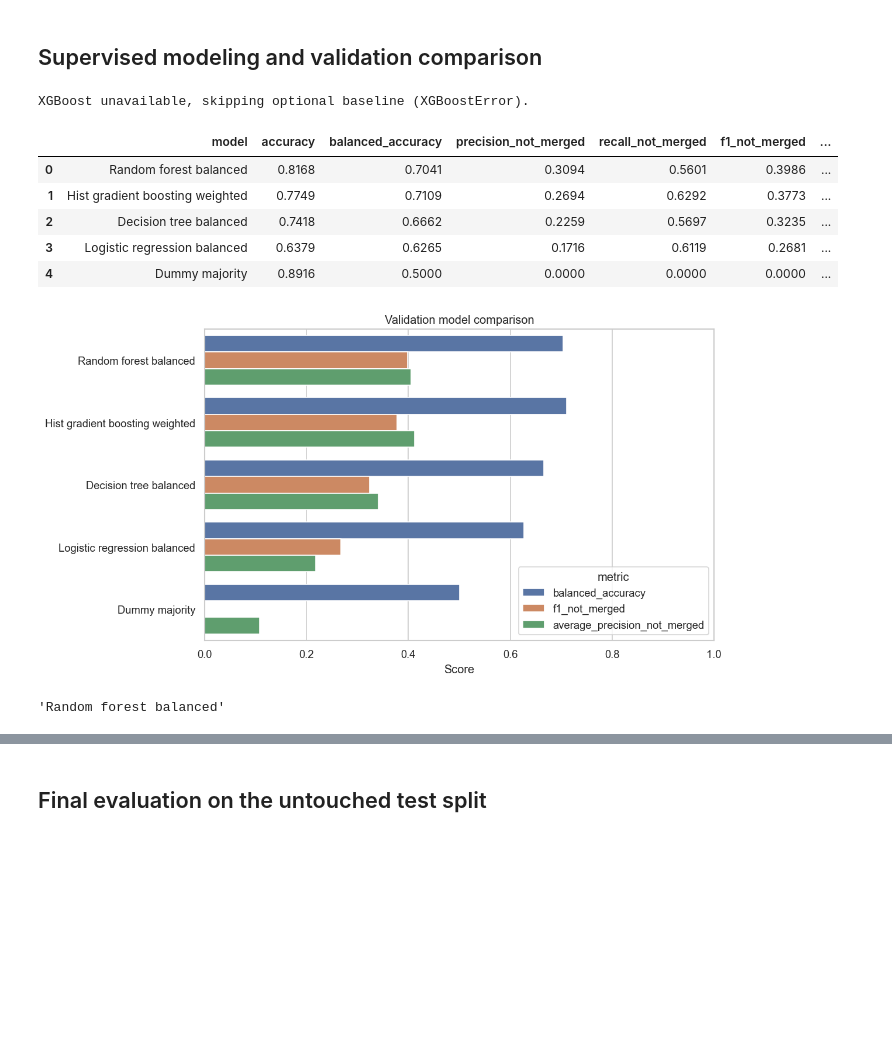
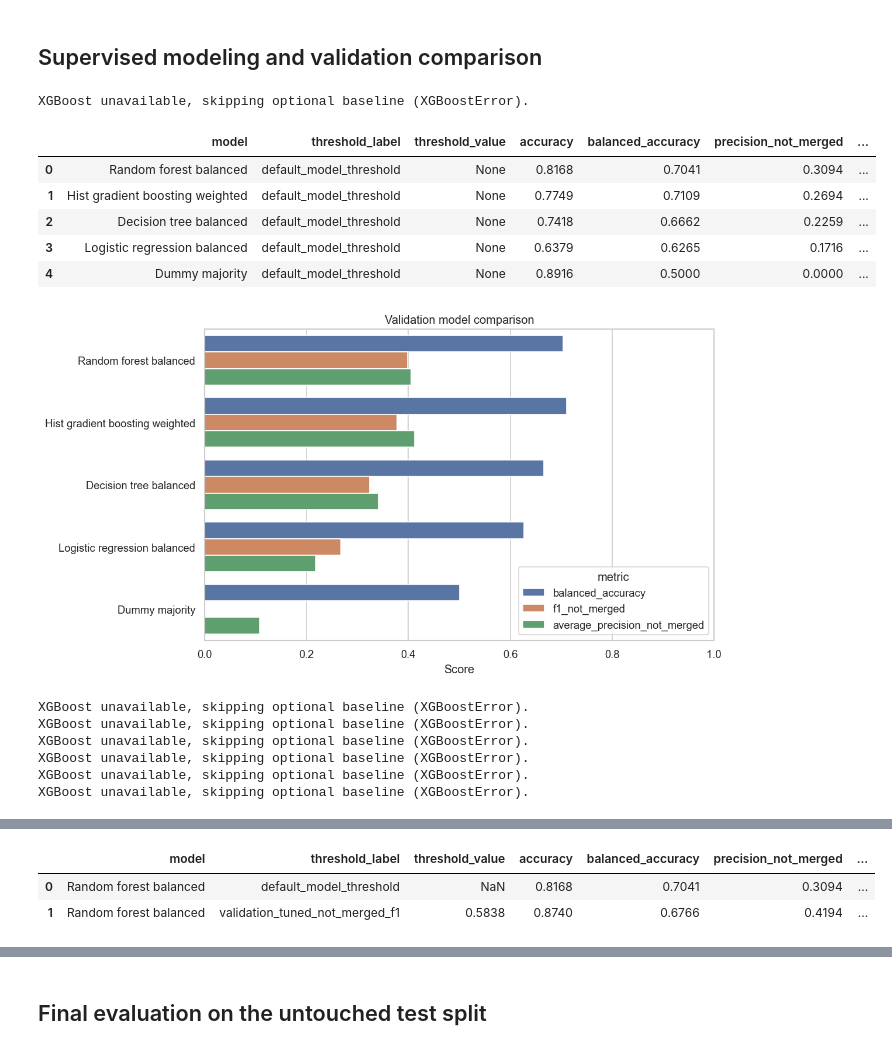
Before and after one commit to MahmoudMuhammedAli/ades-pr-merge-rate-predection, a Jupyter notebook: deliverables/final/final_pr_merge_analysis.ipynb, the cells around one changed output, grey strips where cells are left out. Saved outputs shown, nothing was run; the diff lists cells and outputs as text; code cells hidden in the pictures; blank space fills up the shorter version.

```diff
--- a/deliverables/final/final_pr_merge_analysis.ipynb
+++ b/deliverables/final/final_pr_merge_analysis.ipynb
@@ -582,35 +785,95 @@ plt.show()
 ## Supervised modeling and validation comparison
 # %%
 MODEL_SAMPLE_SIZE = 260_000
+CV_SAMPLE_SIZE = 120_000
 comparison, fitted_models, validation_data = fit_and_compare(train_model, MODEL_SAMPLE_SIZE)
 comparison.to_csv(FINAL_DIR / "model_comparison.csv", index=False)
 display(comparison)
 
 fig, ax = plt.subplots(figsize=(10, 5.5))
 metric_plot = comparison.melt(
     id_vars="model",
     value_vars=["balanced_accuracy", "f1_not_merged", "average_precision_not_merged"],
     var_name="metric",
     value_name="score",
 )
 sns.barplot(data=metric_plot, x="score", y="model", hue="metric", ax=ax)
 ax.set_title("Validation model comparison")
 ax.set_xlim(0, 1)
 ax.set_xlabel("Score")
 ax.set_ylabel("")
 plt.tight_layout()
 plt.savefig(FIGURE_DIR / "model_comparison.png", bbox_inches="tight")
 plt.show()
 
 selected_model_name = comparison.iloc[0]["model"]
-selected_model_name
+X_train, X_valid, y_train, y_valid = validation_data
+selected_validation_model = fitted_models[selected_model_name]
+
+cv_summary, cv_fold_scores = repeated_validation_summary(train_model, CV_SAMPLE_SIZE)
+cv_summary.to_csv(FINAL_DIR / "cross_validation_summary.csv", index=False)
+cv_fold_scores.to_csv(FINAL_DIR / "cross_validation_fold_scores.csv", index=False)
+display(cv_summary)
+
+threshold_table = threshold_tuning_table(selected_validation_model, X_valid, y_valid)
+threshold_table.to_csv(FINAL_DIR / "threshold_tuning.csv", index=False)
+best_threshold = float(threshold_table.iloc[0]["threshold"])
+tuned_validation_metrics = pd.DataFrame([
+    score_pipeline(selected_model_name, selected_validation_model, X_valid, y_valid),
+    score_pipeline(
+        selected_model_name,
+        selected_validation_model,
+        X_valid,
+        y_valid,
+        threshold=best_threshold,
+        threshold_label="validation_tuned_not_merged_f1",
+    ),
+])
+display(tuned_validation_metrics)
+
+threshold_plot = threshold_table.sort_values("threshold")
+step = max(1, len(threshold_plot) // 2_000)
+threshold_plot = threshold_plot.iloc[::step]
+fig, ax = plt.subplots(figsize=(8, 5))
+sns.lineplot(
+    data=threshold_plot.melt(
+        id_vars="threshold",
+        value_vars=["precision_not_merged", "recall_not_merged", "f1_not_merged"],
+        var_name="metric",
+        value_name="score",
+    ),
+    x="threshold",
+    y="score",
+    hue="metric",
+    ax=ax,
+)
+ax.axvline(best_threshold, color="black", linestyle="--", linewidth=1, label=f"selected={best_threshold:.3f}")
+ax.set_title("Validation threshold tuning for not-merged F1")
+ax.set_xlabel("Not-merged decision threshold")
+ax.set_ylabel("Validation score")
+ax.set_ylim(0, 1)
+ax.legend()
+plt.tight_layout()
+plt.savefig(FIGURE_DIR / "threshold_tuning.png", bbox_inches="tight")
+plt.show()
+
+display(Markdown(f'''
+**Model-selection interpretation.** The selected model is **{selected_model_name}**, chosen by validation not-merged F1 with balanced accuracy and not-merged average precision as secondary checks. The repeated 3x2 validation table is a stability check: it tests whether the ranking is plausible beyond one lucky internal split, but the final test split remains untouched here.
+
+**Threshold rule.** The tuned not-merged threshold is `{best_threshold:.3f}` and was selected only from validation predictions. It is carried forward once to the test split, alongside default-threshold metrics, so the tuned result is not hidden inside model selection.
+'''))
 # %% [output]
 XGBoost unavailable, skipping optional baseline (XGBoostError).
-|  | model | accuracy | balanced_accuracy | precision_not_merged | recall_not_merged | f1_not_merged | ... |
-| 0 | Random forest balanced | 0.8168 | 0.7041 | 0.3094 | 0.5601 | 0.3986 | ... |
-| 1 | Hist gradient boosting weighted | 0.7749 | 0.7109 | 0.2694 | 0.6292 | 0.3773 | ... |
-| 2 | Decision tree balanced | 0.7418 | 0.6662 | 0.2259 | 0.5697 | 0.3235 | ... |
-| 3 | Logistic regression balanced | 0.6379 | 0.6265 | 0.1716 | 0.6119 | 0.2681 | ... |
-| 4 | Dummy majority | 0.8916 | 0.5000 | 0.0000 | 0.0000 | 0.0000 | ... |
+|  | model | threshold_label | threshold_value | accuracy | balanced_accuracy | precision_not_merged | ... |
+| 0 | Random forest balanced | default_model_threshold | None | 0.8168 | 0.7041 | 0.3094 | ... |
+| 1 | Hist gradient boosting weighted | default_model_threshold | None | 0.7749 | 0.7109 | 0.2694 | ... |
+| 2 | Decision tree balanced | default_model_threshold | None | 0.7418 | 0.6662 | 0.2259 | ... |
+| 3 | Logistic regression balanced | default_model_threshold | None | 0.6379 | 0.6265 | 0.1716 | ... |
+| 4 | Dummy majority | default_model_threshold | None | 0.8916 | 0.5000 | 0.0000 | ... |
 [figure]
-'Random forest balanced'
+XGBoost unavailable, skipping optional baseline (XGBoostError).
+XGBoost unavailable, skipping optional baseline (XGBoostError).
+XGBoost unavailable, skipping optional baseline (XGBoostError).
+XGBoost unavailable, skipping optional baseline (XGBoostError).
+XGBoost unavailable, skipping optional baseline (XGBoostError).
+XGBoost unavailable, skipping optional baseline (XGBoostError).
@@ -616,0 +886,3 @@ XGBoost unavailable, skipping optional baseline (XGBoostError).
+|  | model | threshold_label | threshold_value | accuracy | balanced_accuracy | precision_not_merged | ... |
+| 0 | Random forest balanced | default_model_threshold | NaN | 0.8168 | 0.7041 | 0.3094 | ... |
+| 1 | Random forest balanced | validation_tuned_not_merged_f1 | 0.5838 | 0.8740 | 0.6766 | 0.4194 | ... |
```
Also changed, not shown: parts of 8 cells of this notebook, 17 other files.
